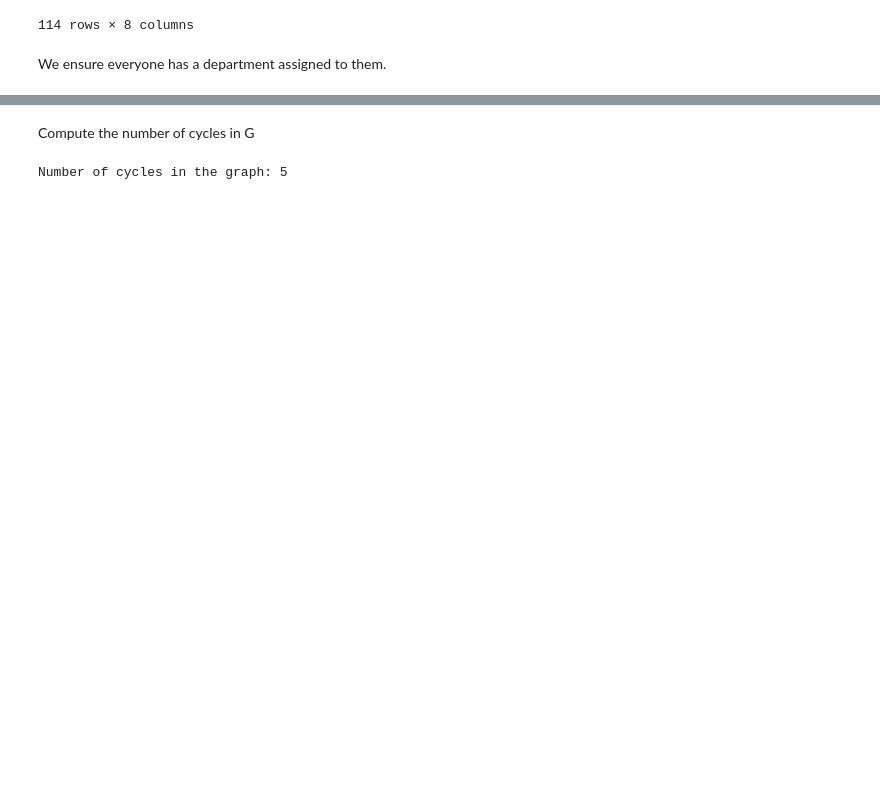
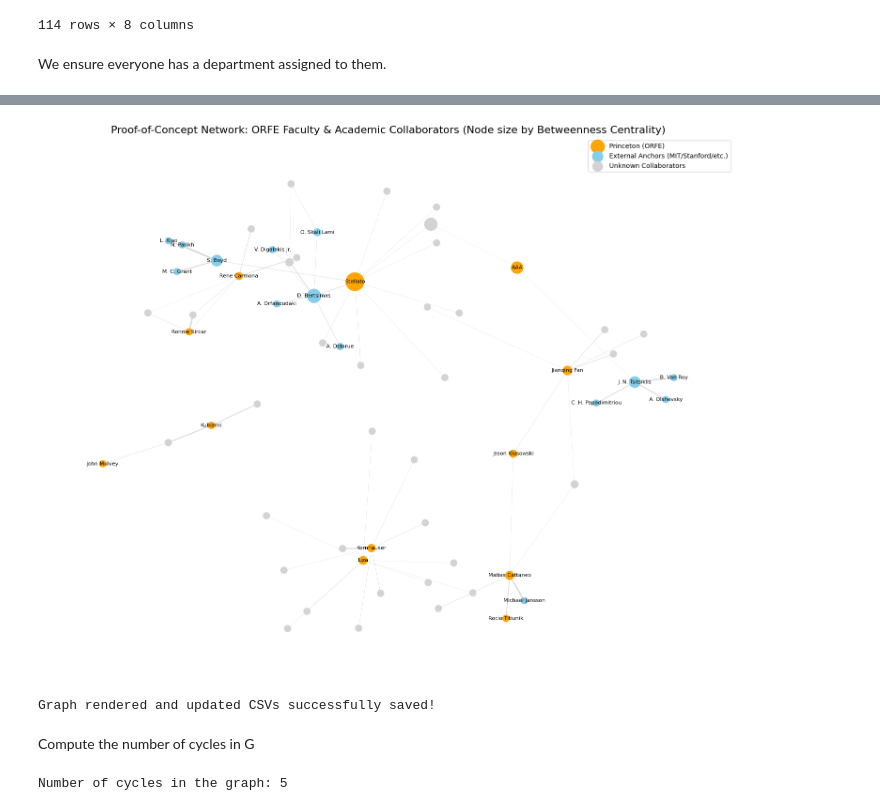
Before and after one commit to zach-yan/ORFE-Network-Project, a Jupyter notebook: ORF_387_PoC_Notebook.ipynb, the cells around one changed output, grey strips where cells are left out. Drawn from its saved outputs; the diff is of its cells as text; code cells hidden in the pictures; blank space fills up the shorter version.

Commit message:
Code used to create and process the Proof-of-Concept Network

```diff
--- a/ORF_387_PoC_Notebook.ipynb
+++ b/ORF_387_PoC_Notebook.ipynb
@@ -180,3 +250,79 @@ find_missing_departments(master_people_list)
+# %%
+import pandas as pd
+import networkx as nx
+import matplotlib.pyplot as plt
+
+G = nx.Graph()
+
+# First, add all researchers from nodes_df as nodes with their attributes
+for index, row in df_researchers.iterrows():
+    G.add_node(row['Short_Name'],
+               Full_Name=row['Full_Name'],
+               Institution=row['Institution'],
+               Department=row['Department'],
+               Subject1=row['Subject of Interest 1'],
+               Subject2=row['Subject of Interest 2'],
+               Application1=row['Application of Interest 1'],
+               Application2=row['Application of Interest 2'])
+
+# Then, add edges from edges_df. NetworkX will automatically add nodes
+# that are in edges_df but not in nodes_df (unknown collaborators).
+for _, row in edges_df.iterrows():
+    G.add_edge(row['Source'], row['Target'], weight=row['Weight'])
+
+# Remove nodes that have no edges (degree 0)
+isolated_nodes = [node for node, degree in dict(G.degree()).items() if degree == 0]
+G.remove_nodes_from(isolated_nodes)
+
+# 4. Color Coding Logic
+# Re-filter nodes based on the modified graph G
+princeton_nodes = [node for node in df_researchers[df_researchers['Institution'] == 'Princeton University']['Short_Name'].tolist() if node in G.nodes()]
+anchor_nodes = [node for node in df_researchers[df_researchers['Institution'] != 'Princeton University']['Short_Name'].tolist() if node in G.nodes()]
+all_known = set(princeton_nodes + anchor_nodes)
+unknown_nodes = [node for node in G.nodes() if node not in all_known]
+
+# Calculate betweenness centrality for node sizing
+betweenness_centrality = nx.betweenness_centrality(G)
+# Scale node sizes based on betweenness centrality for better visualization
+node_sizes = [v * 5000 + 100 for v in betweenness_centrality.values()] # Scale for visibility
+
+# 5. Drawing the Graph
+pos = nx.spring_layout(G, k=0.5, iterations=50, seed=42) # k controls distance between nodes
+plt.figure(figsize=(15, 12))
+
+# Draw the 3 categories of nodes with sizes based on betweenness centrality
+nx.draw_networkx_nodes(G, pos, nodelist=princeton_nodes, node_color='orange', label='Princeton (ORFE)', node_size=[node_sizes[list(G.nodes()).index(node)] for node in princeton_nodes])
+nx.draw_networkx_nodes(G, pos, nodelist=anchor_nodes, node_color='skyblue', label='External Anchors (MIT/Stanford/etc.)', node_size=[node_sizes[list(G.nodes()).index(node)] for node in anchor_nodes])
+nx.draw_networkx_nodes(G, pos, nodelist=unknown_nodes, node_color='lightgrey', label='Unknown Collaborators', node_size=[node_sizes[list(G.nodes()).index(node)] for node in unknown_nodes])
+
+# Draw edges, scaling the thickness by co-authorship weight
+weights = [G[u][v]['weight'] for u, v in G.edges()]
+# Check if there are any edges before trying to find max_w
+if weights:
+    max_w = max(weights)
+    scaled_weights = [0.1 + (w / max_w) * 2 for w in weights]
+else:
+    scaled_weights = [] # No edges, so no scaled weights
+nx.draw_networkx_edges(G, pos, width=scaled_weights, alpha=0.3, edge_color='gray')
+
+# Draw text labels ONLY for known/anchored researchers to prevent visual clutter
+labels = {node: node for node in princeton_nodes + anchor_nodes}
+nx.draw_networkx_labels(G, pos, labels, font_size=8, font_family='sans-serif')
+
+plt.title("Proof-of-Concept Network: ORFE Faculty & Academic Collaborators (Node size by Betweenness Centrality)", fontsize=16)
+plt.legend(scatterpoints=1)
+plt.axis('off')
+plt.tight_layout()
+plt.savefig("network_graph.png") # Save the figure as a PNG file
+plt.show()
+
+# 6. Save the final synchronized datasets
+edges_df.to_csv('final_edges.csv', index=False)
+nodes_df.to_csv('final_nodes.csv', index=False)
+print("Graph rendered and updated CSVs successfully saved!")
+# %% [output]
+[figure, added]
+Graph rendered and updated CSVs successfully saved!
 # %% [markdown]
 Compute the number of cycles in G
 # %%
```
Also changed, not shown: parts of 4 cells of this notebook.
